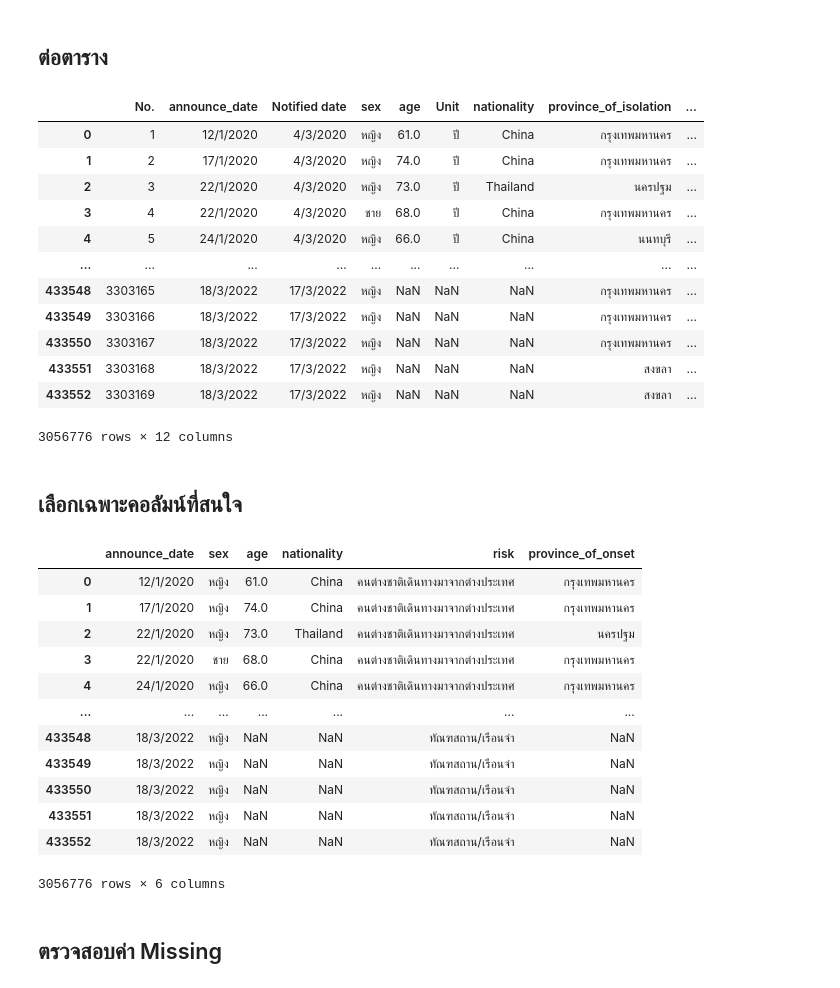
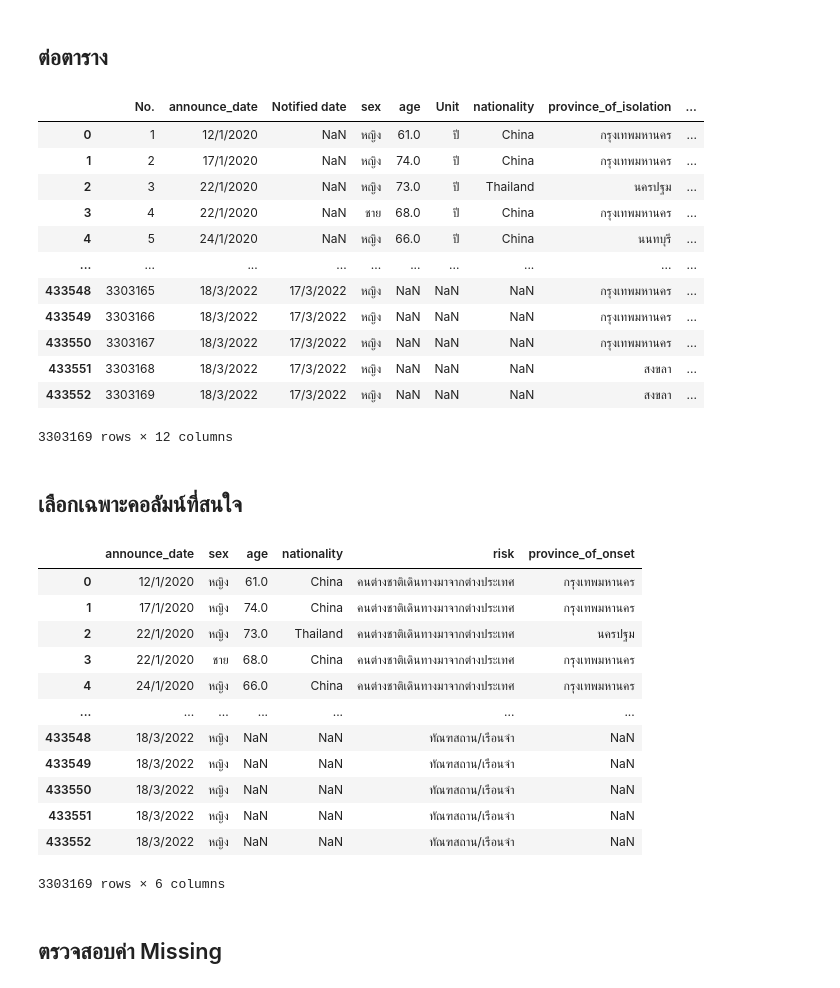
Before and after one commit to Athitiya00/data_viz_2022, a Jupyter notebook: Project.ipynb, the cells around one changed output. Drawn from its saved outputs; the diff is of its cells as text; code cells hidden in the pictures.

```diff
--- a/Project.ipynb
+++ b/Project.ipynb
@@ -52,2 +49,0 @@ data_covid2020
-# %%
-data_covid2020 = data_covid2020.fillna(method="bfill")
@@ -146,0 +168,3 @@ data_covid2022
+# %%
+covid2020_dropped = data_covid2020.iloc[:816989,:]
+covid2020_dropped
@@ -147,22 +185,22 @@ data_covid2022
 # %% [markdown]
 ## ต่อตาราง
 # %%
-covid = pd.concat([data_covid20,data_covid21_1,data_covid2021_2,data_covid2022])
+covid = pd.concat([covid2020_dropped,data_covid2021_1,data_covid2021_2,data_covid2022])
 covid
 # %% [output]
 |  | No. | announce_date | Notified date | sex | age | Unit | nationality | province_of_isolation | ... |
-| 0 | 1 | 12/1/2020 | 4/3/2020 | หญิง | 61.0 | ปี | China | กรุงเทพมหานคร | ... |
-| 1 | 2 | 17/1/2020 | 4/3/2020 | หญิง | 74.0 | ปี | China | กรุงเทพมหานคร | ... |
-| 2 | 3 | 22/1/2020 | 4/3/2020 | หญิง | 73.0 | ปี | Thailand | นครปฐม | ... |
-| 3 | 4 | 22/1/2020 | 4/3/2020 | ชาย | 68.0 | ปี | China | กรุงเทพมหานคร | ... |
-| 4 | 5 | 24/1/2020 | 4/3/2020 | หญิง | 66.0 | ปี | China | นนทบุรี | ... |
+| 0 | 1 | 12/1/2020 | NaN | หญิง | 61.0 | ปี | China | กรุงเทพมหานคร | ... |
+| 1 | 2 | 17/1/2020 | NaN | หญิง | 74.0 | ปี | China | กรุงเทพมหานคร | ... |
+| 2 | 3 | 22/1/2020 | NaN | หญิง | 73.0 | ปี | Thailand | นครปฐม | ... |
+| 3 | 4 | 22/1/2020 | NaN | ชาย | 68.0 | ปี | China | กรุงเทพมหานคร | ... |
+| 4 | 5 | 24/1/2020 | NaN | หญิง | 66.0 | ปี | China | นนทบุรี | ... |
 | ... | ... | ... | ... | ... | ... | ... | ... | ... | ... |
 | 433548 | 3303165 | 18/3/2022 | 17/3/2022 | หญิง | NaN | NaN | NaN | กรุงเทพมหานคร | ... |
 | 433549 | 3303166 | 18/3/2022 | 17/3/2022 | หญิง | NaN | NaN | NaN | กรุงเทพมหานคร | ... |
 | 433550 | 3303167 | 18/3/2022 | 17/3/2022 | หญิง | NaN | NaN | NaN | กรุงเทพมหานคร | ... |
 | 433551 | 3303168 | 18/3/2022 | 17/3/2022 | หญิง | NaN | NaN | NaN | สงขลา | ... |
 | 433552 | 3303169 | 18/3/2022 | 17/3/2022 | หญิง | NaN | NaN | NaN | สงขลา | ... |
-3056776 rows × 12 columns
+3303169 rows × 12 columns
 # %% [markdown]
 ## เลือกเฉพาะคอลัมน์ที่สนใจ
 # %%
@@ -181,7 +219,7 @@ covid_data
 | 433550 | 18/3/2022 | หญิง | NaN | NaN | ทัณฑสถาน/เรือนจำ | NaN |
 | 433551 | 18/3/2022 | หญิง | NaN | NaN | ทัณฑสถาน/เรือนจำ | NaN |
 | 433552 | 18/3/2022 | หญิง | NaN | NaN | ทัณฑสถาน/เรือนจำ | NaN |
-3056776 rows × 6 columns
+3303169 rows × 6 columns
 # %% [markdown]
 ## ตรวจสอบค่า Missing
 # %%
```
Also changed, not shown: parts of 79 cells of this notebook.
